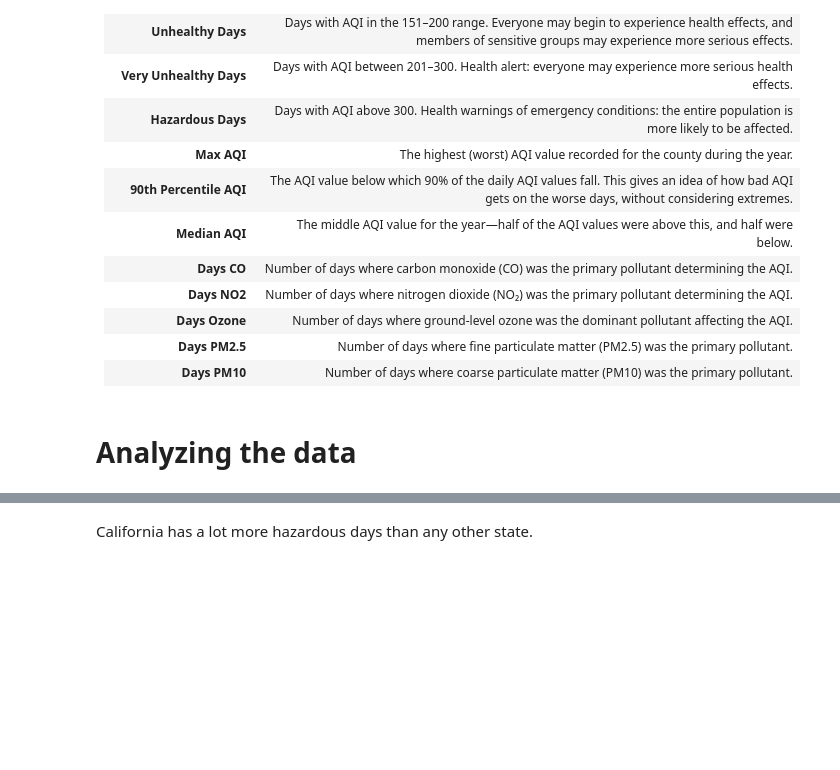
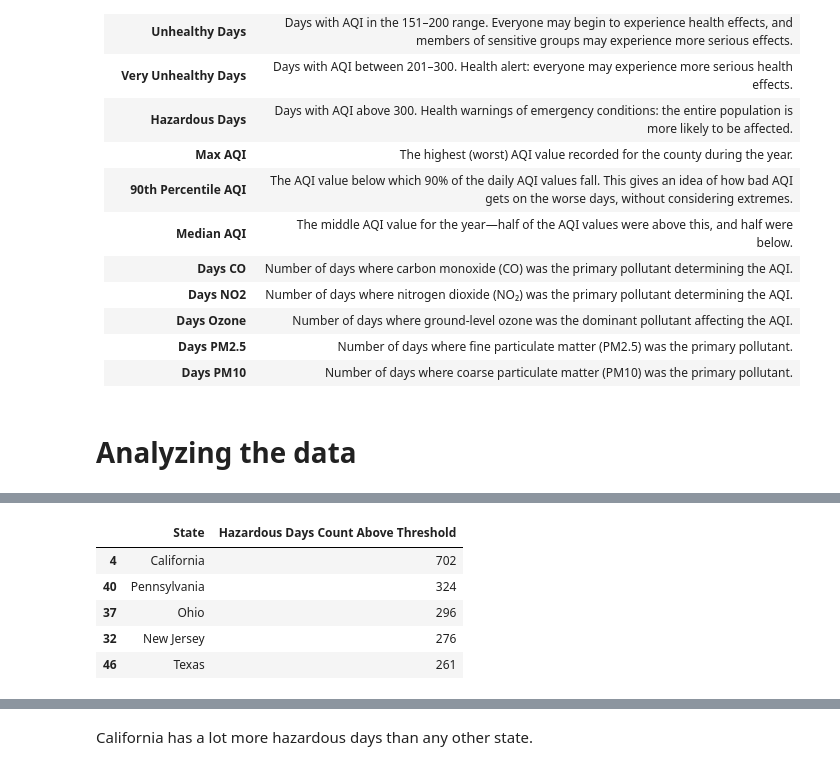
Before and after one commit to ivanrff/AQI-by-EPA, a Jupyter notebook: US_EPA_AQI.ipynb, the cells around one changed output, grey strips where cells are left out. Cells and saved outputs as stored; diff of their text form; code cells hidden in the pictures; blank space fills up the shorter version.

```diff
--- a/US_EPA_AQI.ipynb
+++ b/US_EPA_AQI.ipynb
@@ -133,0 +137,12 @@ aqi_df.groupby('State').apply(lambda x: (x['Hazardous Days'] > 0).sum(), include
+# %%
+aqi_df.groupby('State').apply(lambda x: (x['Very Unhealthy Days'] > 0).sum(), include_groups=False) \
+    .reset_index(name='Hazardous Days Count Above Threshold') \
+    .sort_values(by='Hazardous Days Count Above Threshold', ascending=False) \
+    .head(5)
+# %% [output]
+|  | State | Hazardous Days Count Above Threshold |
+| 4 | California | 702 |
+| 40 | Pennsylvania | 324 |
+| 37 | Ohio | 296 |
+| 32 | New Jersey | 276 |
+| 46 | Texas | 261 |
```
Also changed, not shown: parts of 5 cells of this notebook.
